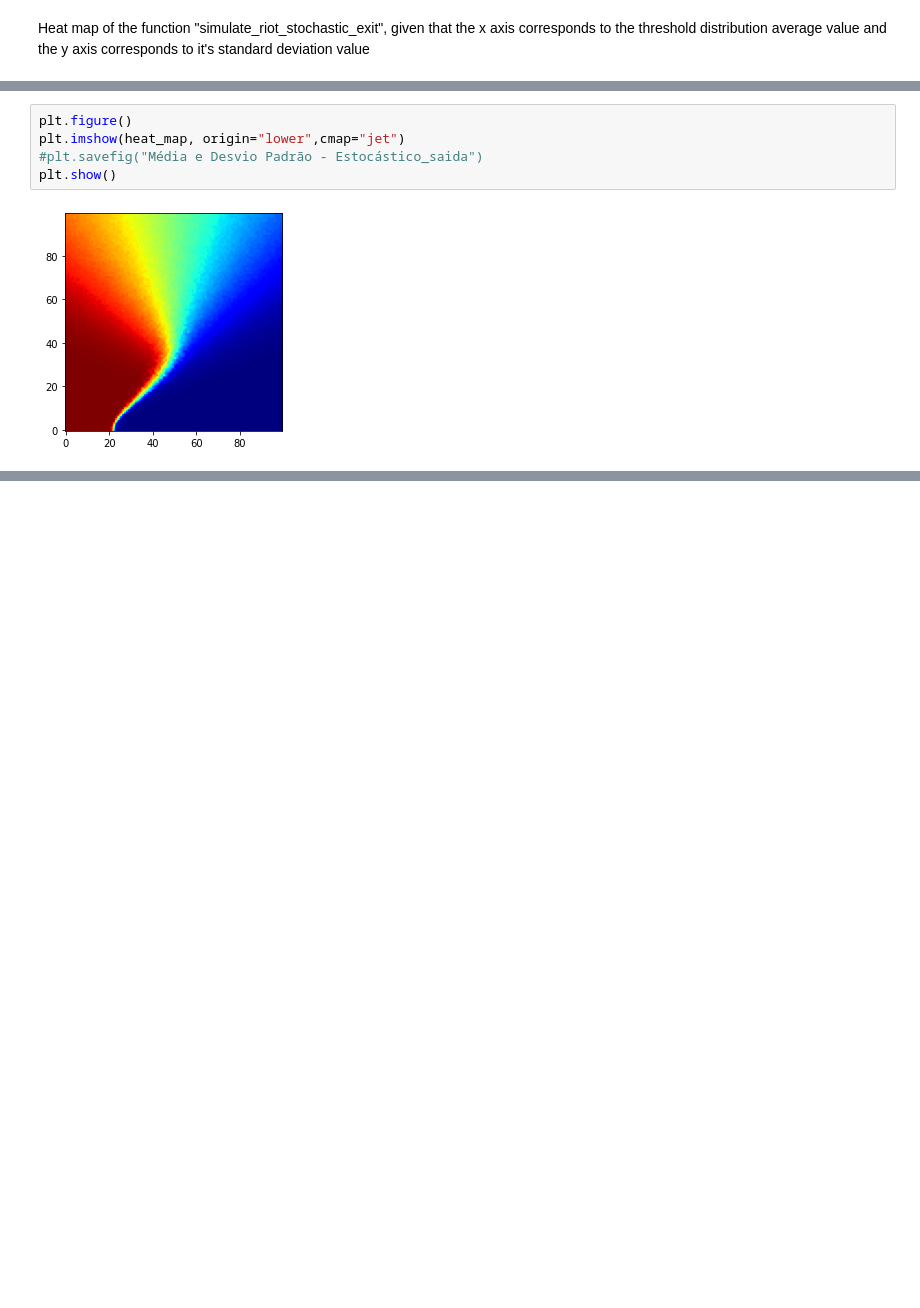
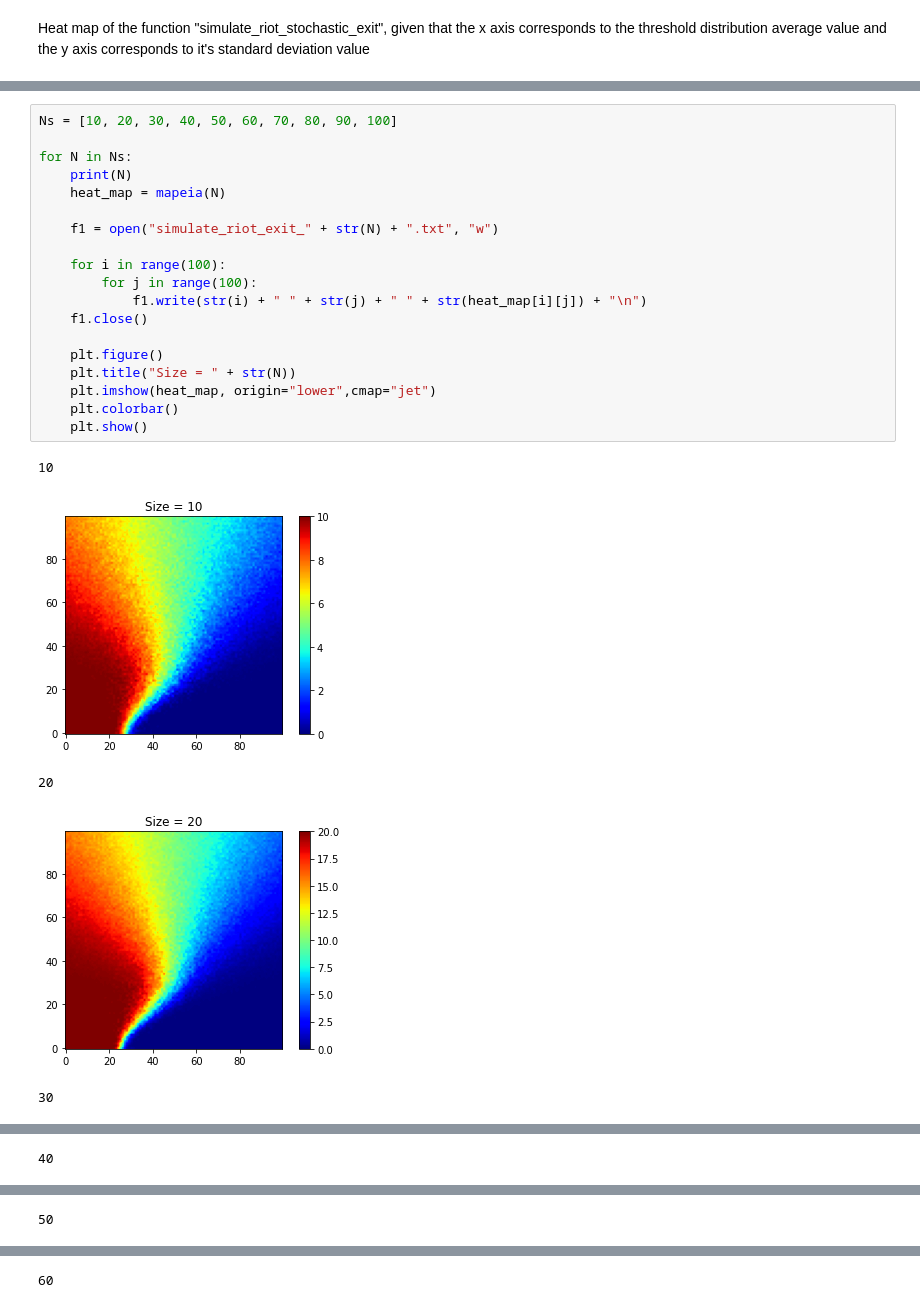
Before and after one commit to AlantheBenign/Critical-mass-model-for-social-dynamic, a Jupyter notebook: Modelo Novo/Stochastic threshold model.ipynb, the cells around one changed output, grey strips where cells are left out. Saved outputs shown, nothing was run; the diff lists cells and outputs as text; blank space fills up the shorter version.

```diff
--- a/Modelo Novo/Stochastic threshold model.ipynb
+++ b/Modelo Novo/Stochastic threshold model.ipynb
@@ -227,7 +223,25 @@ plt.show()
-# %%
-plt.figure()
-plt.imshow(heat_map, origin="lower",cmap="jet")
-#plt.savefig("Média e Desvio Padrão - Estocástico_saida")
-plt.show()
-# %% [output]
-[figure, removed]
+# %%
+Ns = [10, 20, 30, 40, 50, 60, 70, 80, 90, 100]
+
+for N in Ns:
+    print(N)
+    heat_map = mapeia(N)
+
+    f1 = open("simulate_riot_exit_" + str(N) + ".txt", "w")
+
+    for i in range(100):
+        for j in range(100):
+            f1.write(str(i) + " " + str(j) + " " + str(heat_map[i][j]) + "\n")
+    f1.close()
+
+    plt.figure()
+    plt.title("Size = " + str(N))
+    plt.imshow(heat_map, origin="lower",cmap="jet")
+    plt.colorbar()
+    plt.show()
+# %% [output]
+10
+[figure, added]
+20
+[figure, added]
+30
@@ -233,0 +249 @@ plt.show()
+40
@@ -233,0 +251 @@ plt.show()
+50
@@ -233,0 +253 @@ plt.show()
+60
```
Also changed, not shown: parts of 6 cells of this notebook, 2 other files.
